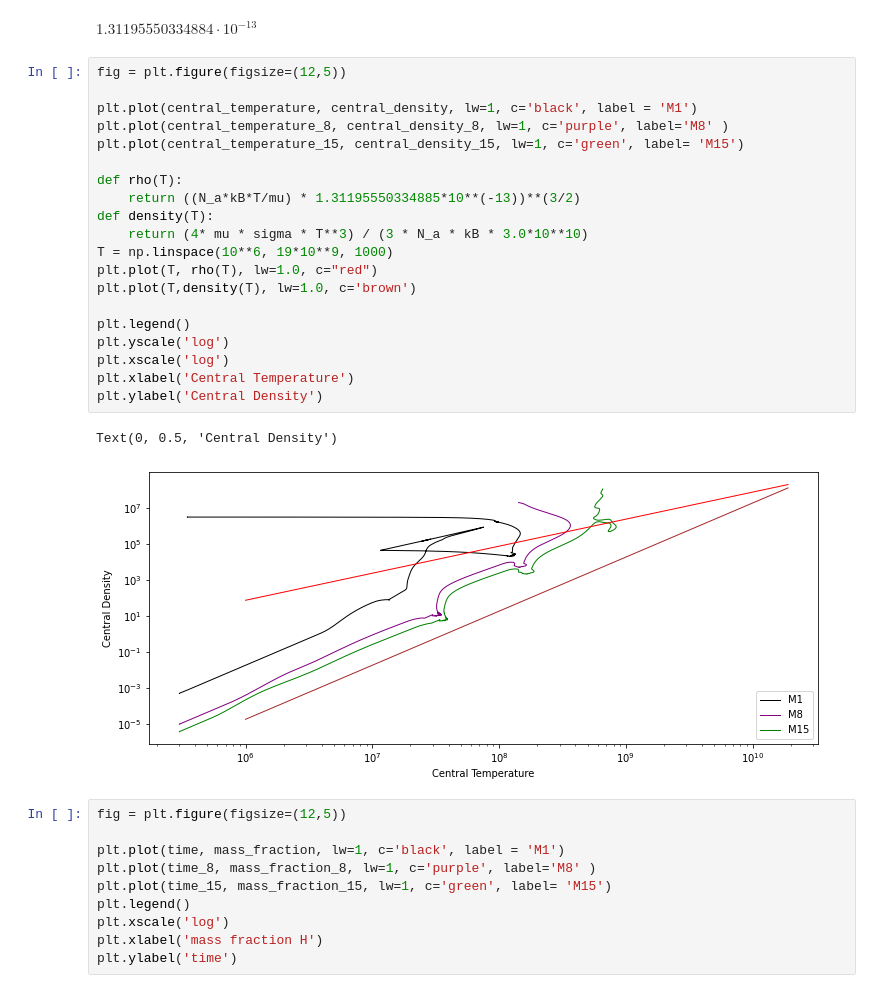
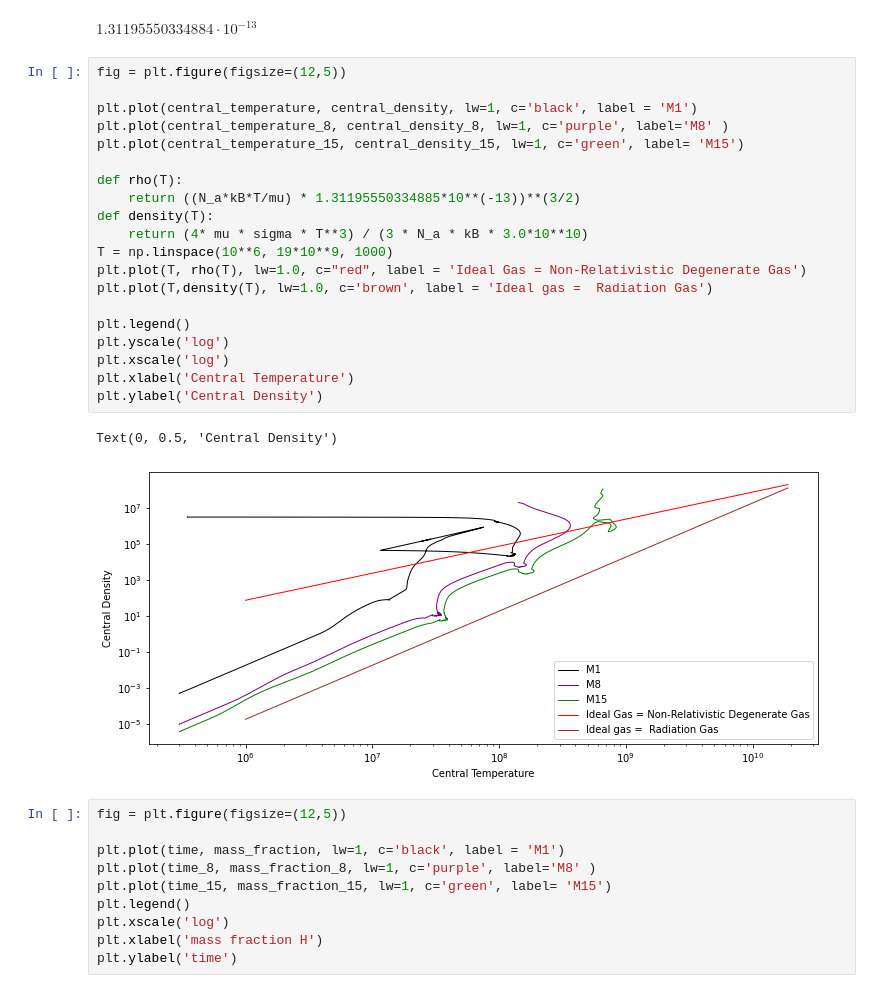
Before and after one commit to SudatKhan/ast341_hw, a Jupyter notebook: ast_hw6.ipynb, the cells around one changed output. Cells and saved outputs as stored; diff of their text form.

```diff
--- a/ast_hw6.ipynb
+++ b/ast_hw6.ipynb
@@ -59,26 +59,26 @@ $\displaystyle 1.31195550334884 \cdot 10^{-13}$
 # %%
 fig = plt.figure(figsize=(12,5))
 
 plt.plot(central_temperature, central_density, lw=1, c='black', label = 'M1')
 plt.plot(central_temperature_8, central_density_8, lw=1, c='purple', label='M8' )
 plt.plot(central_temperature_15, central_density_15, lw=1, c='green', label= 'M15')
 
 def rho(T):
     return ((N_a*kB*T/mu) * 1.31195550334885*10**(-13))**(3/2)
 def density(T):
     return (4* mu * sigma * T**3) / (3 * N_a * kB * 3.0*10**10)
 T = np.linspace(10**6, 19*10**9, 1000)
-plt.plot(T, rho(T), lw=1.0, c="red")
-plt.plot(T,density(T), lw=1.0, c='brown')
+plt.plot(T, rho(T), lw=1.0, c="red", label = 'Ideal Gas = Non-Relativistic Degenerate Gas')
+plt.plot(T,density(T), lw=1.0, c='brown', label = 'Ideal gas =  Radiation Gas')
 
 plt.legend()
 plt.yscale('log')
 plt.xscale('log')
 plt.xlabel('Central Temperature')
 plt.ylabel('Central Density')
 # %% [output]
 Text(0, 0.5, 'Central Density')
-[figure, old version]
+[figure, new version]
 # %%
 fig = plt.figure(figsize=(12,5))
 
```
Also changed, not shown: parts of 4 cells of this notebook.
